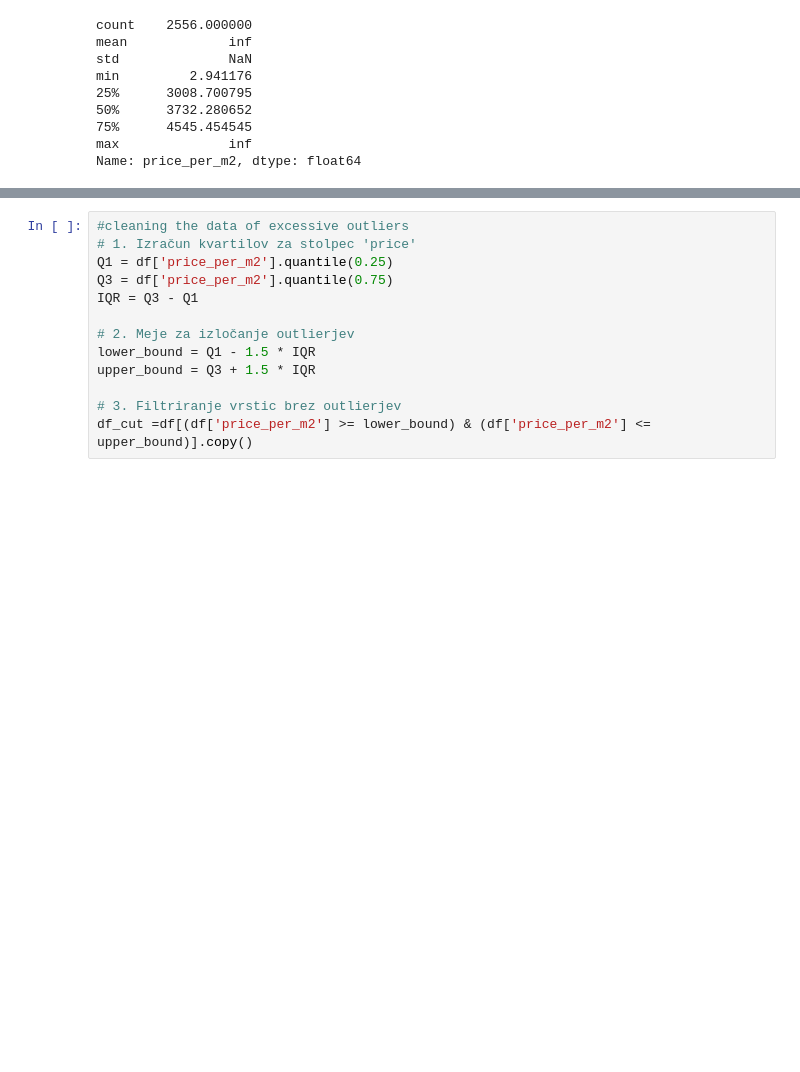
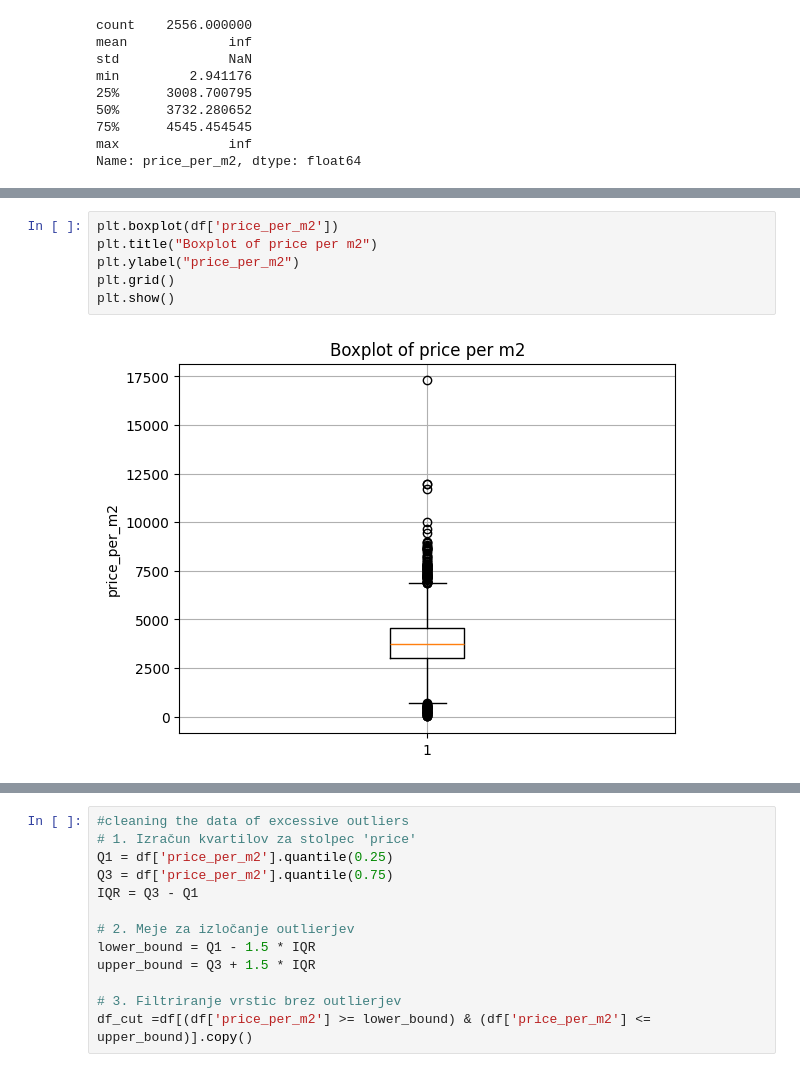
Before and after one commit to Betozaver/analysis_real_estate_LJ, a Jupyter notebook: 02_gurs_ultimate_cleaning_all.ipynb, the cells around one changed output, grey strips where cells are left out. Saved outputs shown, nothing was run; the diff lists cells and outputs as text; blank space fills up the shorter version.

```diff
--- a/02_gurs_ultimate_cleaning_all.ipynb
+++ b/02_gurs_ultimate_cleaning_all.ipynb
@@ -301,0 +334,8 @@ Name: price_per_m2, dtype: float64
+# %%
+plt.boxplot(df['price_per_m2'])
+plt.title("Boxplot of price per m2")
+plt.ylabel("price_per_m2")
+plt.grid()
+plt.show()
+# %% [output]
+[figure, added]
```
Also changed, not shown: parts of 13 cells of this notebook, 5 other files.
